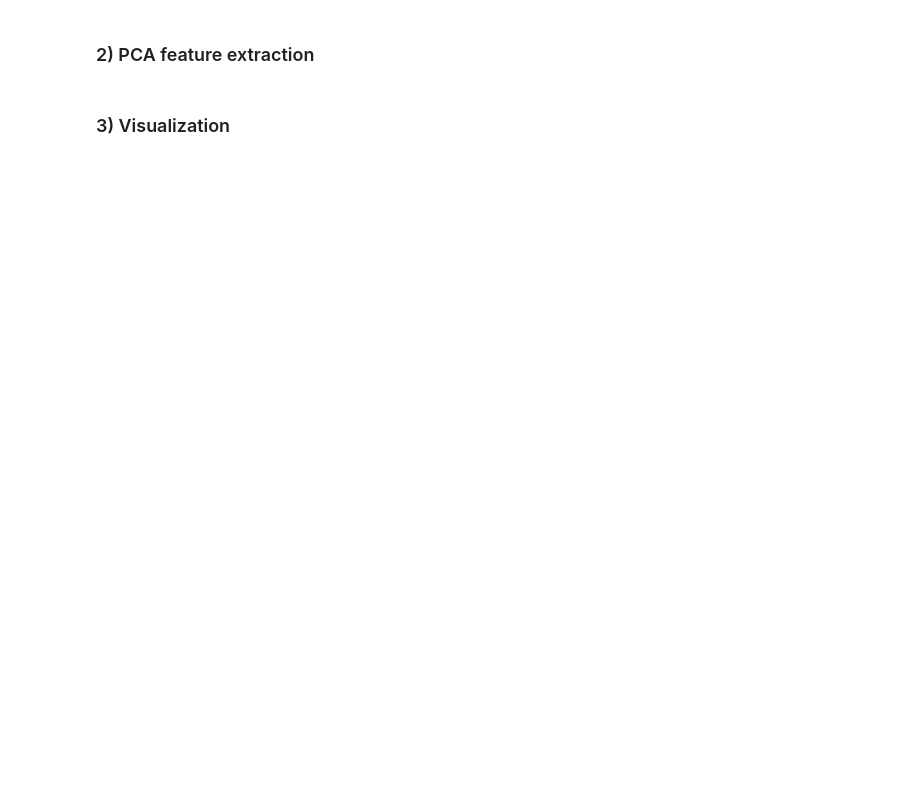
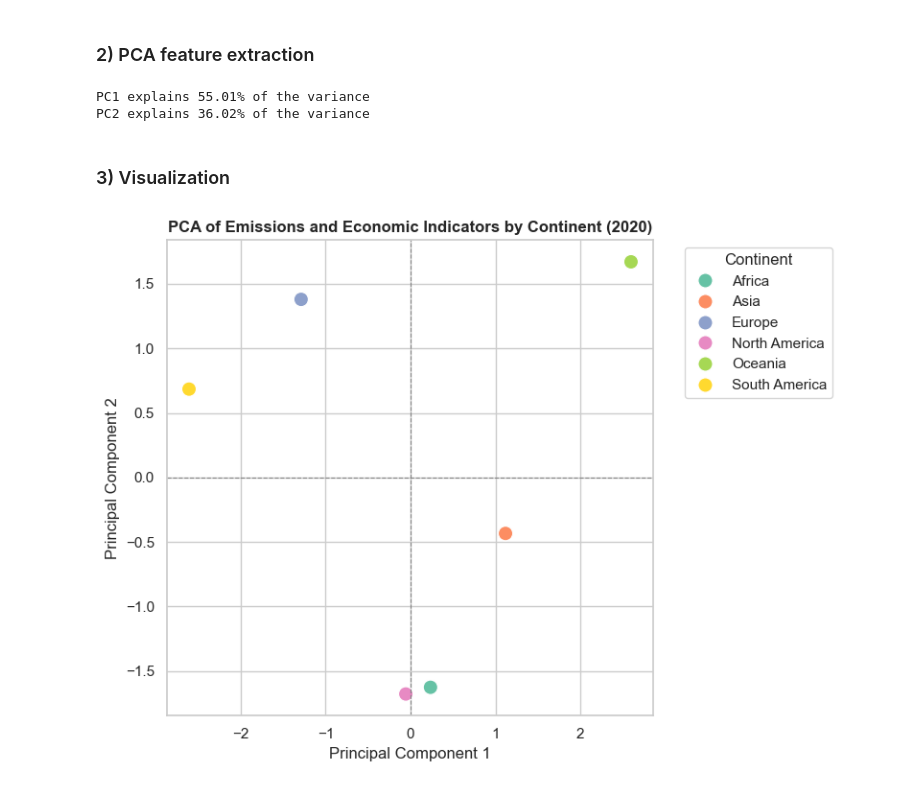
Before and after one commit to TheChroniclerr/CP321, a Jupyter notebook: a2/src/a2.ipynb, the cells around one changed output. Drawn from its saved outputs; the diff is of its cells as text; code cells hidden in the pictures; blank space fills up the shorter version.

```diff
--- a/a2/src/a2.ipynb
+++ b/a2/src/a2.ipynb
@@ -381,6 +422,51 @@ plt.show()
 # %% [markdown]
 ### 2) PCA feature extraction
+# %%
+# a)
+scaler = sklearn.preprocessing.StandardScaler()
+X_scaled = scaler.fit_transform(continent_features)
+
+# b)
+pca = sklearn.decomposition.PCA()
+X_pca = pca.fit_transform(X_scaled)
+
+# c)
+explained_variance = pca.explained_variance_ratio_ * 100
+print(f"PC1 explains {explained_variance[0]:.2f}% of the variance")
+print(f"PC2 explains {explained_variance[1]:.2f}% of the variance")
+# %% [output]
+PC1 explains 55.01% of the variance
+PC2 explains 36.02% of the variance
 # %% [markdown]
 ### 3)  Visualization
+# %%
+pca_df = continent_features.reset_index()
+pca_df["PC1"] = X_pca[:, 0]
+pca_df["PC2"] = X_pca[:, 1]
+
+sns.set_theme(style="whitegrid")
+plt.figure(figsize=(8,6))
+
+sns.scatterplot(
+    data=pca_df,
+    x="PC1",
+    y="PC2",
+    hue="Continent",
+    palette="Set2",
+    s=120
+)
+
+plt.axhline(0, color="gray", linestyle="--", linewidth=0.8)
+plt.axvline(0, color="gray", linestyle="--", linewidth=0.8)
+
+plt.title("PCA of Emissions and Economic Indicators by Continent (2020)", fontsize=12, fontweight="bold")
+plt.xlabel("Principal Component 1")
+plt.ylabel("Principal Component 2")
+plt.legend(title="Continent", bbox_to_anchor=(1.05, 1), loc="upper left")
+
+plt.tight_layout()
+plt.show()
+# %% [output]
+[figure, added]
 # %% [markdown]
 ### 4) Interpretation
```
Also changed, not shown: parts of 12 cells of this notebook.
